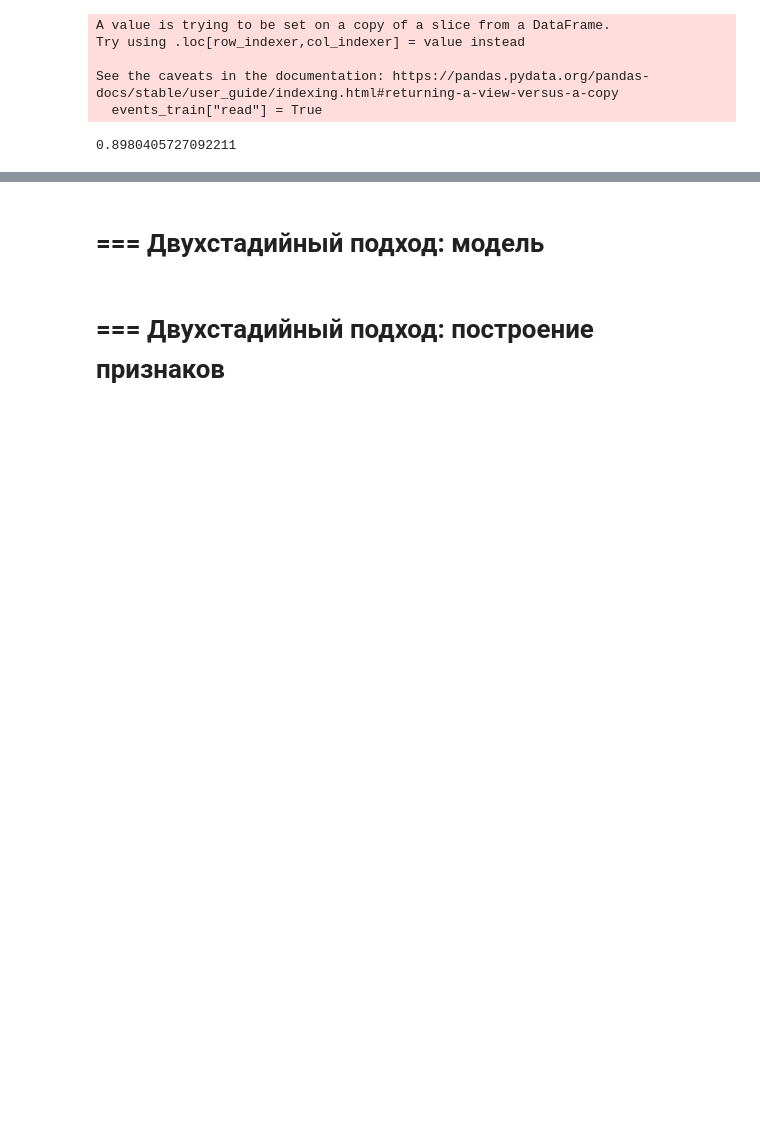
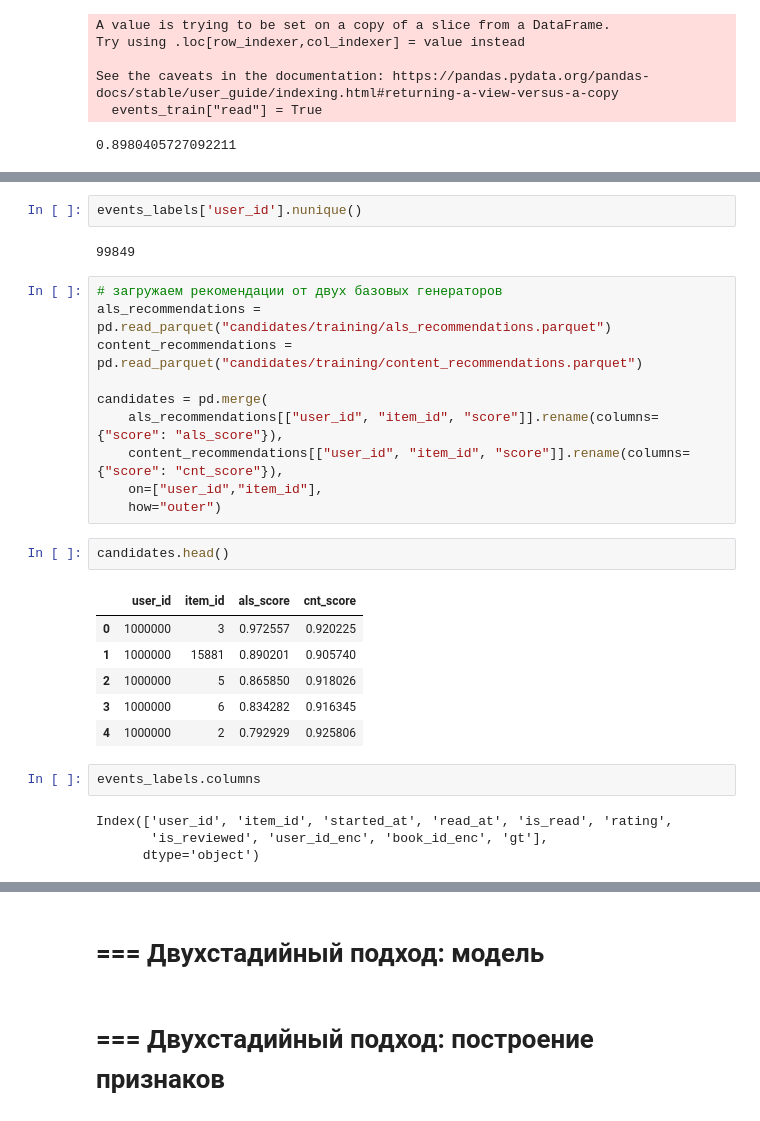
Before and after one commit to Yoshigonnawin/mle-recsys-start, a Jupyter notebook: main_offline.ipynb, the cells around one changed output, grey strips where cells are left out. Saved outputs shown, nothing was run; the diff lists cells and outputs as text; blank space fills up the shorter version.

```diff
--- a/main_offline.ipynb
+++ b/main_offline.ipynb
@@ -399,0 +410,29 @@ See the caveats in the documentation: https://pandas.pydata.org/pandas-docs/stab
+# %%
+events_labels['user_id'].nunique()
+# %% [output]
+99849
+# %%
+# загружаем рекомендации от двух базовых генераторов
+als_recommendations = pd.read_parquet("candidates/training/als_recommendations.parquet")
+content_recommendations = pd.read_parquet("candidates/training/content_recommendations.parquet")
+
+candidates = pd.merge(
+    als_recommendations[["user_id", "item_id", "score"]].rename(columns={"score": "als_score"}),
+    content_recommendations[["user_id", "item_id", "score"]].rename(columns={"score": "cnt_score"}),
+    on=["user_id","item_id"],
+    how="outer")
+# %%
+candidates.head()
+# %% [output]
+|  | user_id | item_id | als_score | cnt_score |
+| 0 | 1000000 | 3 | 0.972557 | 0.920225 |
+| 1 | 1000000 | 15881 | 0.890201 | 0.905740 |
+| 2 | 1000000 | 5 | 0.865850 | 0.918026 |
+| 3 | 1000000 | 6 | 0.834282 | 0.916345 |
+| 4 | 1000000 | 2 | 0.792929 | 0.925806 |
+# %%
+events_labels.columns
+# %% [output]
+Index(['user_id', 'item_id', 'started_at', 'read_at', 'is_read', 'rating',
+       'is_reviewed', 'user_id_enc', 'book_id_enc', 'gt'],
+      dtype='object')
```
Also changed, not shown: parts of 3 cells of this notebook.
